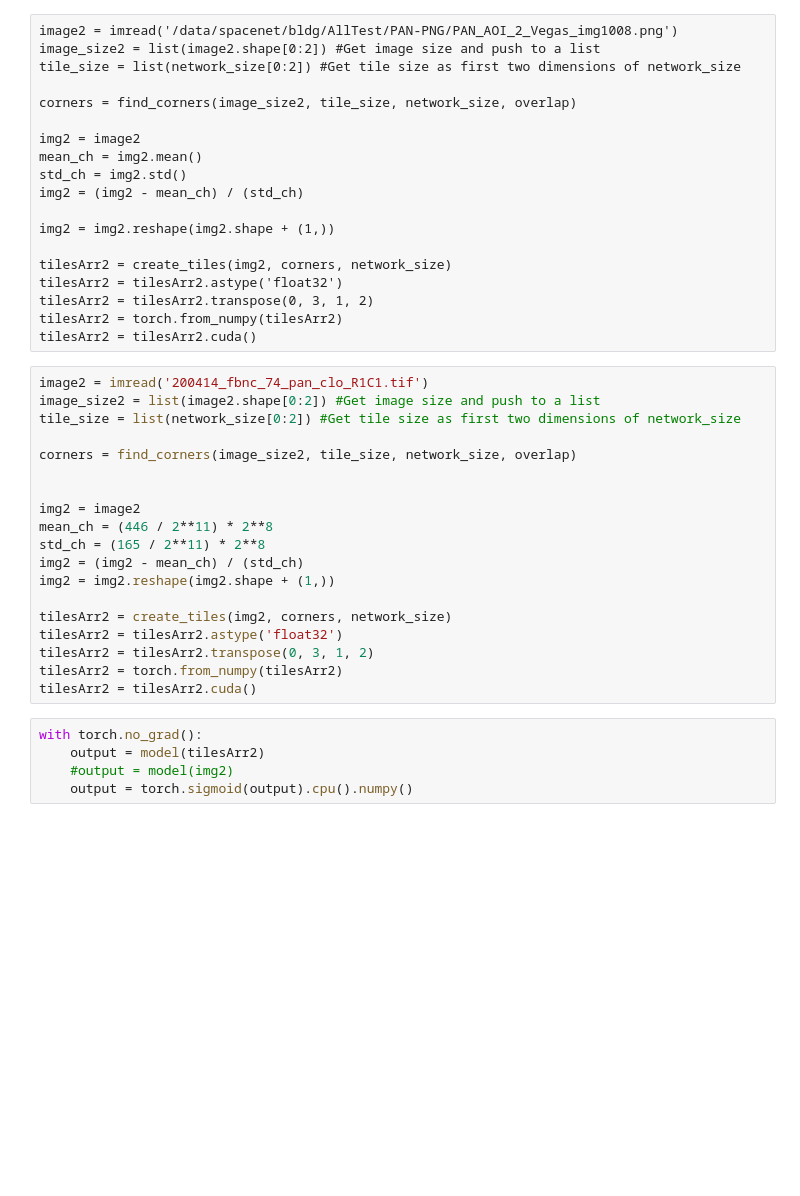
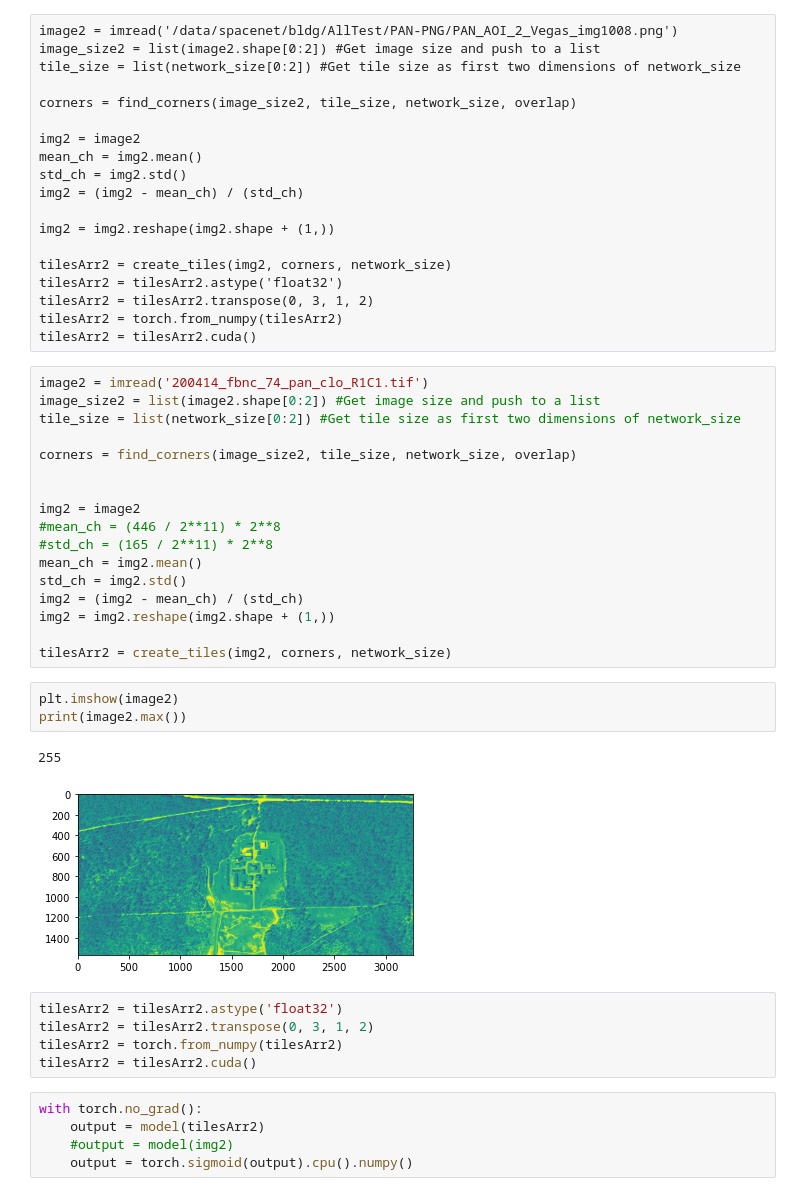
Before and after one commit to bryanjonas/pytorch-nested-unet, a Jupyter notebook: InferenceNotebook.ipynb, the cells around one changed output. Saved outputs shown, nothing was run; the diff lists cells and outputs as text; blank space fills up the shorter version.

```diff
--- a/InferenceNotebook.ipynb
+++ b/InferenceNotebook.ipynb
@@ -133,16 +133,25 @@ corners = find_corners(image_size2, tile_size, network_size, overlap)
 
 
 img2 = image2
-mean_ch = (446 / 2**11) * 2**8
-std_ch = (165 / 2**11) * 2**8
+#mean_ch = (446 / 2**11) * 2**8
+#std_ch = (165 / 2**11) * 2**8
+mean_ch = img2.mean()
+std_ch = img2.std()
 img2 = (img2 - mean_ch) / (std_ch)
 img2 = img2.reshape(img2.shape + (1,))
 
 tilesArr2 = create_tiles(img2, corners, network_size)
-tilesArr2 = tilesArr2.astype('float32')
-tilesArr2 = tilesArr2.transpose(0, 3, 1, 2)
-tilesArr2 = torch.from_numpy(tilesArr2)
-tilesArr2 = tilesArr2.cuda()
+# %%
+plt.imshow(image2)
+print(image2.max())
+# %% [output]
+255
+[figure, added]
+# %%
+tilesArr2 = tilesArr2.astype('float32')
+tilesArr2 = tilesArr2.transpose(0, 3, 1, 2)
+tilesArr2 = torch.from_numpy(tilesArr2)
+tilesArr2 = tilesArr2.cuda()
 # %%
 with torch.no_grad():
     output = model(tilesArr2)
```
Also changed, not shown: parts of 5 cells of this notebook, 1 other file.
